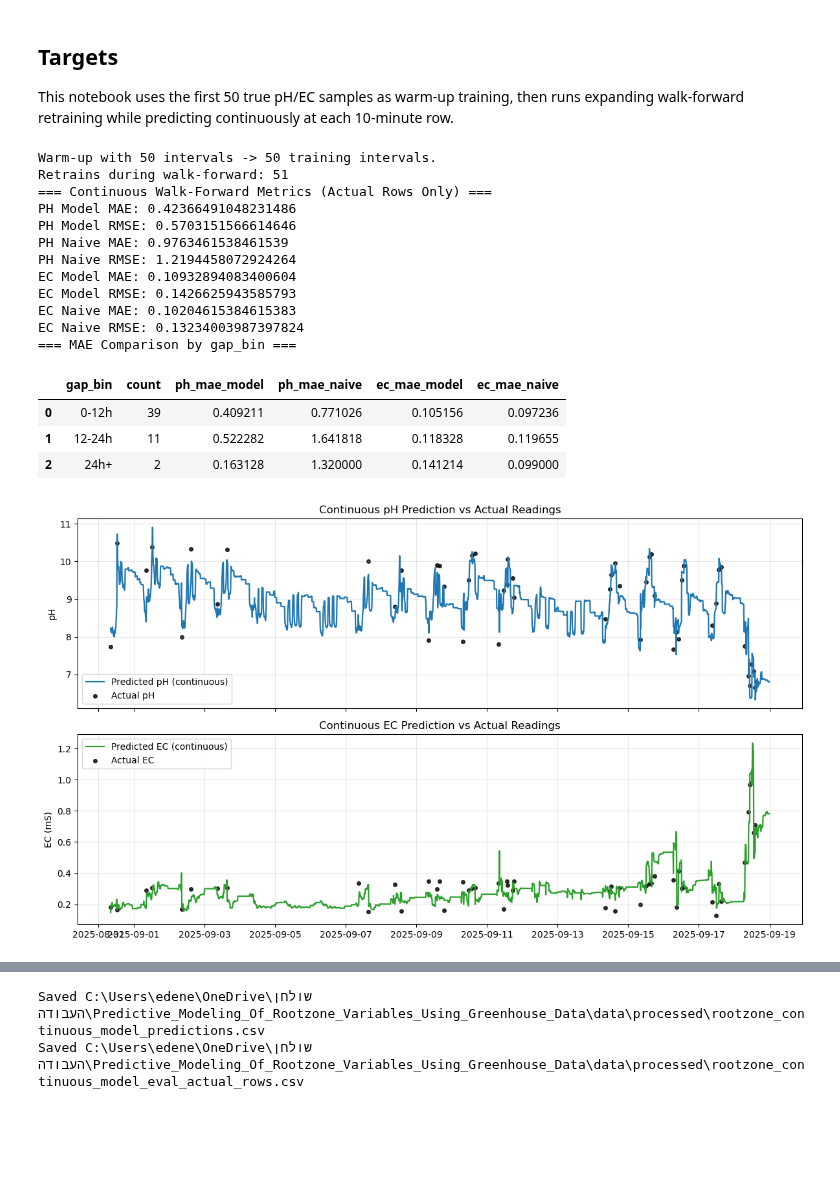
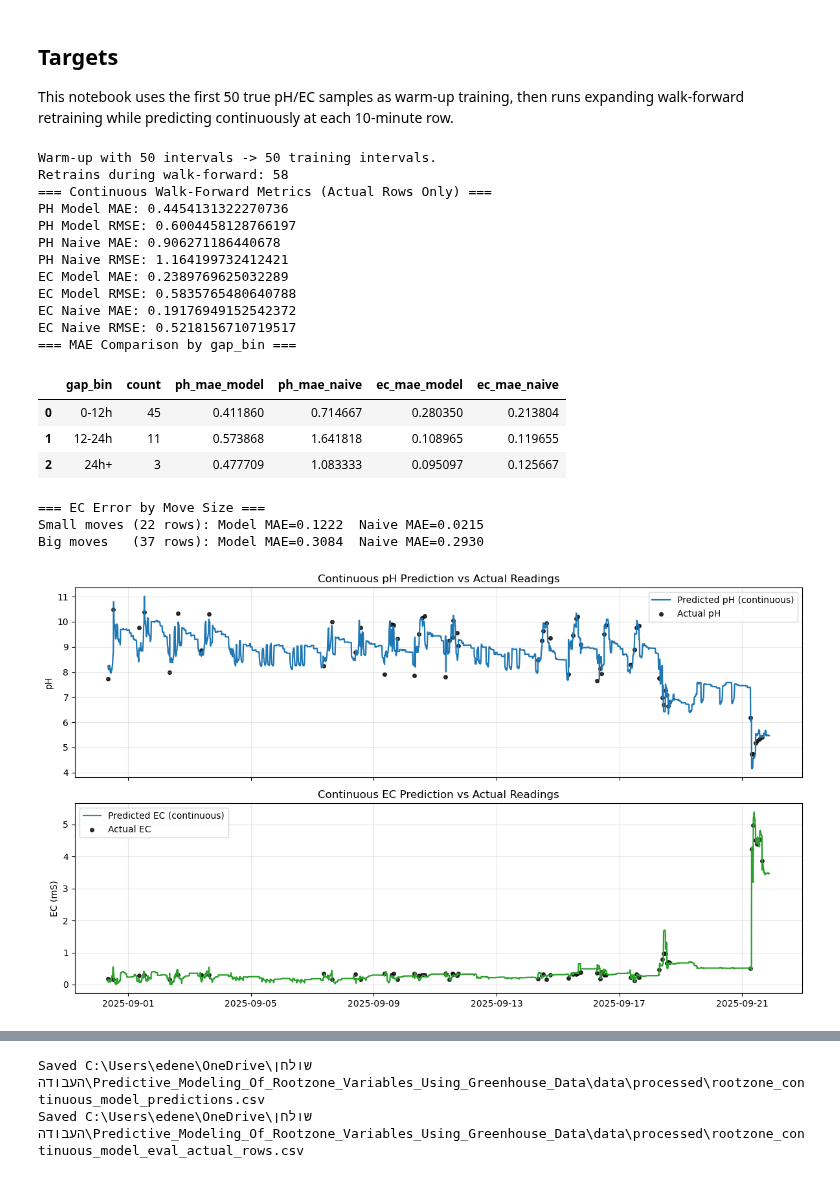
Before and after one commit to EliyahuEden/Predictive_Modeling_Of_Rootzone_Variables_Using_Greenhouse_Data, a Jupyter notebook: scripts/Continuous_Rootzone_Model.ipynb, the cells around one changed output, grey strips where cells are left out. Saved outputs shown, nothing was run; the diff lists cells and outputs as text; code cells hidden in the pictures; blank space fills up the shorter version.

```diff
--- a/scripts/Continuous_Rootzone_Model.ipynb
+++ b/scripts/Continuous_Rootzone_Model.ipynb
@@ -406,7 +414,6 @@ feature_cols_ph = [
     'hrs_since_last_irrig_t1',
     'hours_since_last_fert_t1',
     'vpd_mean_t0_t1',
-    'rad_sum_t0_t1',
     'soil_temp_mean',
     'ET0_sum_per_hour',
     'gap_hours'
@@ -417,17 +424,16 @@ feature_cols_ec = [
     'ph0',
     'fert_salt_12h',
     'fert_salt_24h',
-    'fert_acid_12h',
-    'fert_acid_24h',
-    'fert_concentration_24h',
     'ec_driving_force_24h',
     'irr_ml_sum_24h',
+    'irrigation_surplus',
+    'canopy',
     'hrs_since_last_irrig_t1',
     'hours_since_last_fert_t1',
     'ET0_sum_per_hour',
     'vpd_mean_t0_t1',
-    'rad_sum_t0_t1',
-    'gap_hours'
+    'gap_hours',
+    'fert_intensity',
 ]
 
 warmup_train_intervals = 50
@@ -466,7 +472,7 @@ def fit_models(current_train_df: pd.DataFrame):
     X_ph = current_train_df[feature_cols_ph]
     X_ec = current_train_df[feature_cols_ec]
     y_ph = np.log((current_train_df['ph_true'] + _eps) / (current_train_df['ph0'] + _eps))
-    y_ec = np.log((current_train_df['ec_true'] + _eps) / (current_train_df['ec0'] + _eps))
+    y_ec = current_train_df['ec_true'] - current_train_df['ec0']
 
     xgb_params_ph = dict(
         n_estimators=500,
@@ -483,14 +489,14 @@ def fit_models(current_train_df: pd.DataFrame):
     )
 
     xgb_params_ec = dict(
-        n_estimators=600,
-        learning_rate=0.02,
-        max_depth=6,
+        n_estimators=300,
+        learning_rate=0.03,
+        max_depth=4,
         min_child_weight=5,
-        subsample=0.9,
-        colsample_bytree=0.7,
-        reg_alpha=0.1,
-        reg_lambda=1.0,
+        subsample=0.8,
+        colsample_bytree=0.8,
+        reg_alpha=0.3,
+        reg_lambda=1.5,
         objective='reg:squarederror',
         random_state=42,
         n_jobs=-1,
@@ -517,12 +523,10 @@ for current_idx in master_df.loc[start_idx:].index:
     X_row_ec = pd.DataFrame([feats])[feature_cols_ec]
 
     log_ph_pred = float(ph_model.predict(X_row_ph)[0])
-    log_ec_pred = float(ec_model.predict(X_row_ec)[0])
+    delta_ec_pred = float(ec_model.predict(X_row_ec)[0])
 
     ph_pred = (feats['ph0'] + _eps) * float(np.exp(log_ph_pred)) - _eps
-    ec_pred_raw = (feats['ec0'] + _eps) * float(np.exp(log_ec_pred)) - _eps
-    ec_pred = max(0.0, ec_pred_raw)
-
+    ec_pred = max(0.0, feats['ec0'] + delta_ec_pred)
     row = {
         'timestamp': current_idx,
         'anchor_idx': anchor_idx,
@@ -620,46 +624,61 @@ bin_cmp_df = pd.DataFrame(bin_rows)
 print('=== MAE Comparison by gap_bin ===')
 display(bin_cmp_df)
 
+# Small-move vs big-move diagnostic
+eval_df['ec_actual_change'] = abs(eval_df['ec_true'] - eval_df['ec0'])
+big_ec = eval_df['ec_actual_change'] > 0.05
+
+print('\n=== EC Error by Move Size ===')
+small = eval_df[~big_ec]
+big = eval_df[big_ec]
+if len(small) > 0:
+    print(f'Small moves ({len(small)} rows): Model MAE={small["ec_abs_error"].mean():.4f}  Naive MAE={small["ec_abs_error_naive"].mean():.4f}')
+if len(big) > 0:
+    print(f'Big moves   ({len(big)} rows): Model MAE={big["ec_abs_error"].mean():.4f}  Naive MAE={big["ec_abs_error_naive"].mean():.4f}')
+
 # For feature importance + SHAP cells.
 X_all_ph = train_df[feature_cols_ph].copy()
 X_all_ec = train_df[feature_cols_ec].copy()
 
 # Continuous prediction traces with actual points.
 fig, ax = plt.subplots(2, 1, figsize=(12, 7), sharex=True)
 ax[0].plot(results_df.index, results_df['ph_pred'], color='tab:blue', lw=1.6, label='Predicted pH (continuous)')
 ax[0].scatter(eval_df.index, eval_df['ph_true'], color='black', s=16, alpha=0.8, label='Actual pH')
 ax[0].set_ylabel('pH')
 ax[0].set_title('Continuous pH Prediction vs Actual Readings')
 ax[0].grid(True, alpha=0.3)
 ax[0].legend()
 
 ax[1].plot(results_df.index, results_df['ec_pred'], color='tab:green', lw=1.6, label='Predicted EC (continuous)')
 ax[1].scatter(eval_df.index, eval_df['ec_true'], color='black', s=16, alpha=0.8, label='Actual EC')
 ax[1].set_ylabel('EC (mS)')
 ax[1].set_title('Continuous EC Prediction vs Actual Readings')
 ax[1].grid(True, alpha=0.3)
 ax[1].legend()
 
 plt.tight_layout()
 plt.show()
 # %% [output]
 Warm-up with 50 intervals -> 50 training intervals.
-Retrains during walk-forward: 51
+Retrains during walk-forward: 58
 === Continuous Walk-Forward Metrics (Actual Rows Only) ===
-PH Model MAE: 0.42366491048231486
-PH Model RMSE: 0.5703151566614646
-PH Naive MAE: 0.9763461538461539
-PH Naive RMSE: 1.2194458072924264
-EC Model MAE: 0.10932894083400604
-EC Model RMSE: 0.1426625943585793
-EC Naive MAE: 0.10204615384615383
-EC Naive RMSE: 0.13234003987397824
+PH Model MAE: 0.4454131322270736
+PH Model RMSE: 0.6004458128766197
+PH Naive MAE: 0.906271186440678
+PH Naive RMSE: 1.164199732412421
+EC Model MAE: 0.2389769625032289
+EC Model RMSE: 0.5835765480640788
+EC Naive MAE: 0.19176949152542372
+EC Naive RMSE: 0.5218156710719517
 === MAE Comparison by gap_bin ===
 |  | gap_bin | count | ph_mae_model | ph_mae_naive | ec_mae_model | ec_mae_naive |
-| 0 | 0-12h | 39 | 0.409211 | 0.771026 | 0.105156 | 0.097236 |
-| 1 | 12-24h | 11 | 0.522282 | 1.641818 | 0.118328 | 0.119655 |
-| 2 | 24h+ | 2 | 0.163128 | 1.320000 | 0.141214 | 0.099000 |
+| 0 | 0-12h | 45 | 0.411860 | 0.714667 | 0.280350 | 0.213804 |
+| 1 | 12-24h | 11 | 0.573868 | 1.641818 | 0.108965 | 0.119655 |
+| 2 | 24h+ | 3 | 0.477709 | 1.083333 | 0.095097 | 0.125667 |
+=== EC Error by Move Size ===
+Small moves (22 rows): Model MAE=0.1222  Naive MAE=0.0215
+Big moves   (37 rows): Model MAE=0.3084  Naive MAE=0.2930
-[figure, old version]
+[figure, new version]
 # %%
 # Feature importance (display only) for the current feature sets.
 for tgt_name, est, cols in [
```
Also changed, not shown: parts of 4 cells of this notebook, 2 other files.
